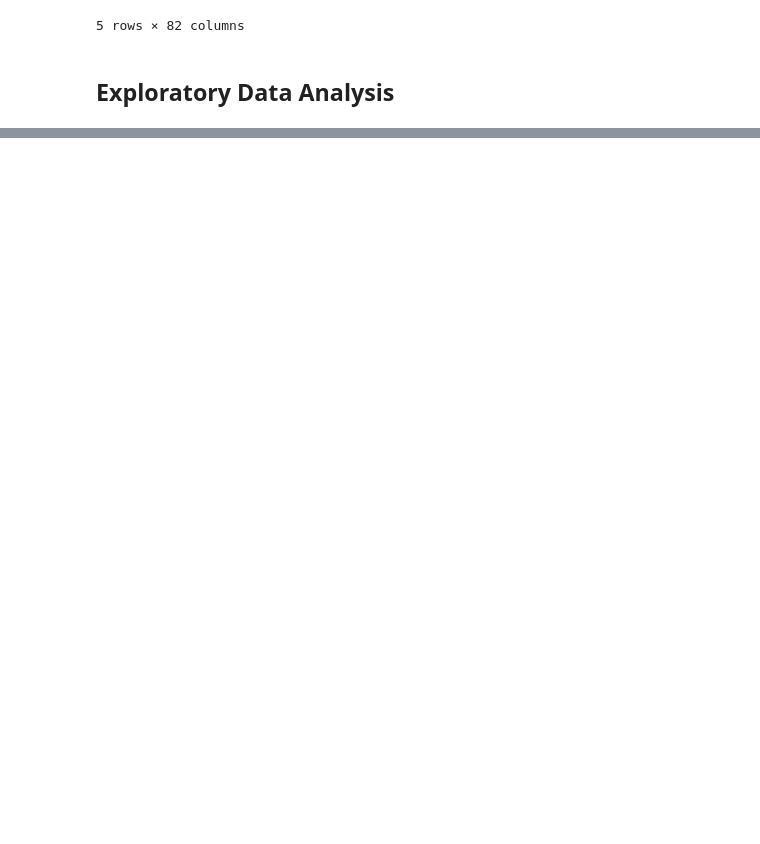
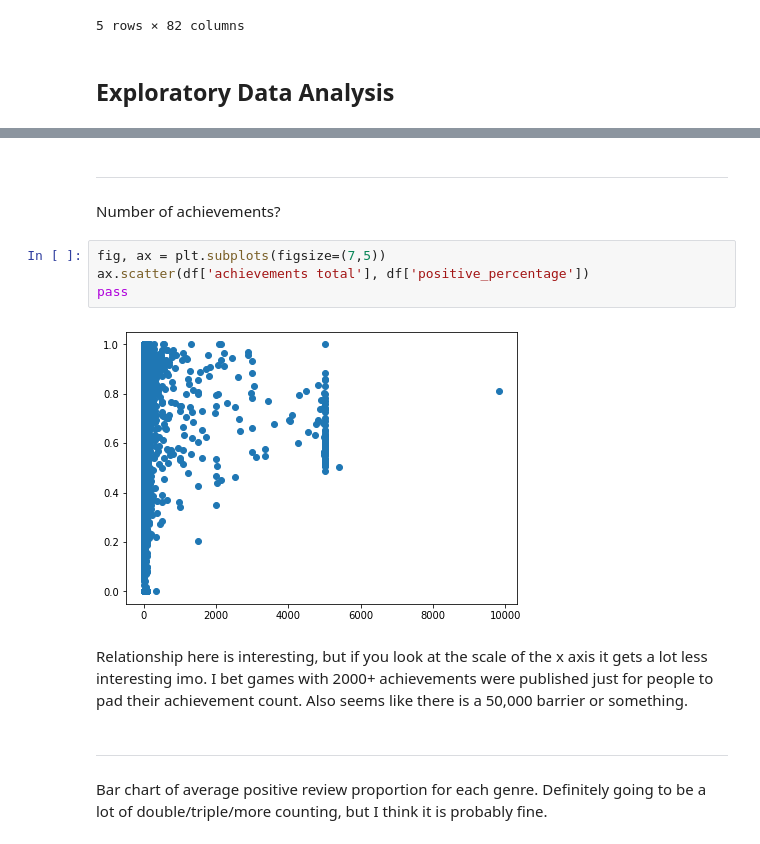
Before and after one commit to PokoNut/CMSC320FinalProject, a Jupyter notebook: final.ipynb, the cells around one changed output, grey strips where cells are left out. Cells and saved outputs as stored; diff of their text form; blank space fills up the shorter version.

```diff
--- a/final.ipynb
+++ b/final.ipynb
@@ -249,0 +299,16 @@ df.head()
+# %% [markdown]
+<hr />
+# %% [markdown]
+Number of achievements?
+# %%
+fig, ax = plt.subplots(figsize=(7,5))
+ax.scatter(df['achievements total'], df['positive_percentage'])
+pass
+# %% [output]
+[figure, added]
+# %% [markdown]
+Relationship here is interesting, but if you look at the scale of the x axis it gets a lot less interesting imo. I bet games with 2000+ achievements were published just for people to pad their achievement count. Also seems like there is a 50,000 barrier or something.
+# %% [markdown]
+<hr />
+# %% [markdown]
+Bar chart of average positive review proportion for each genre. Definitely going to be a lot of double/triple/more counting, but I think it is probably fine.
```
Also changed, not shown: parts of 22 cells of this notebook.
